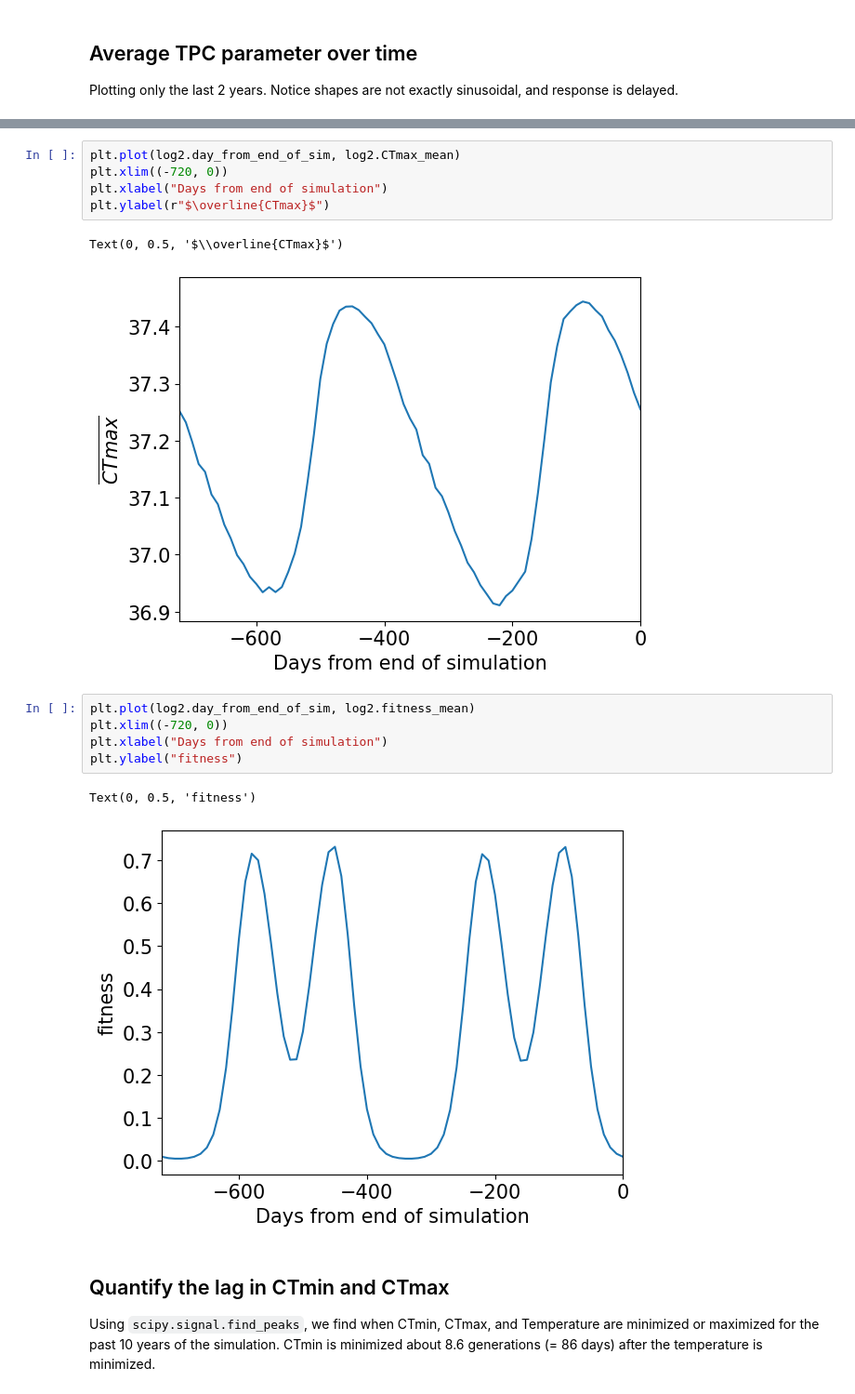
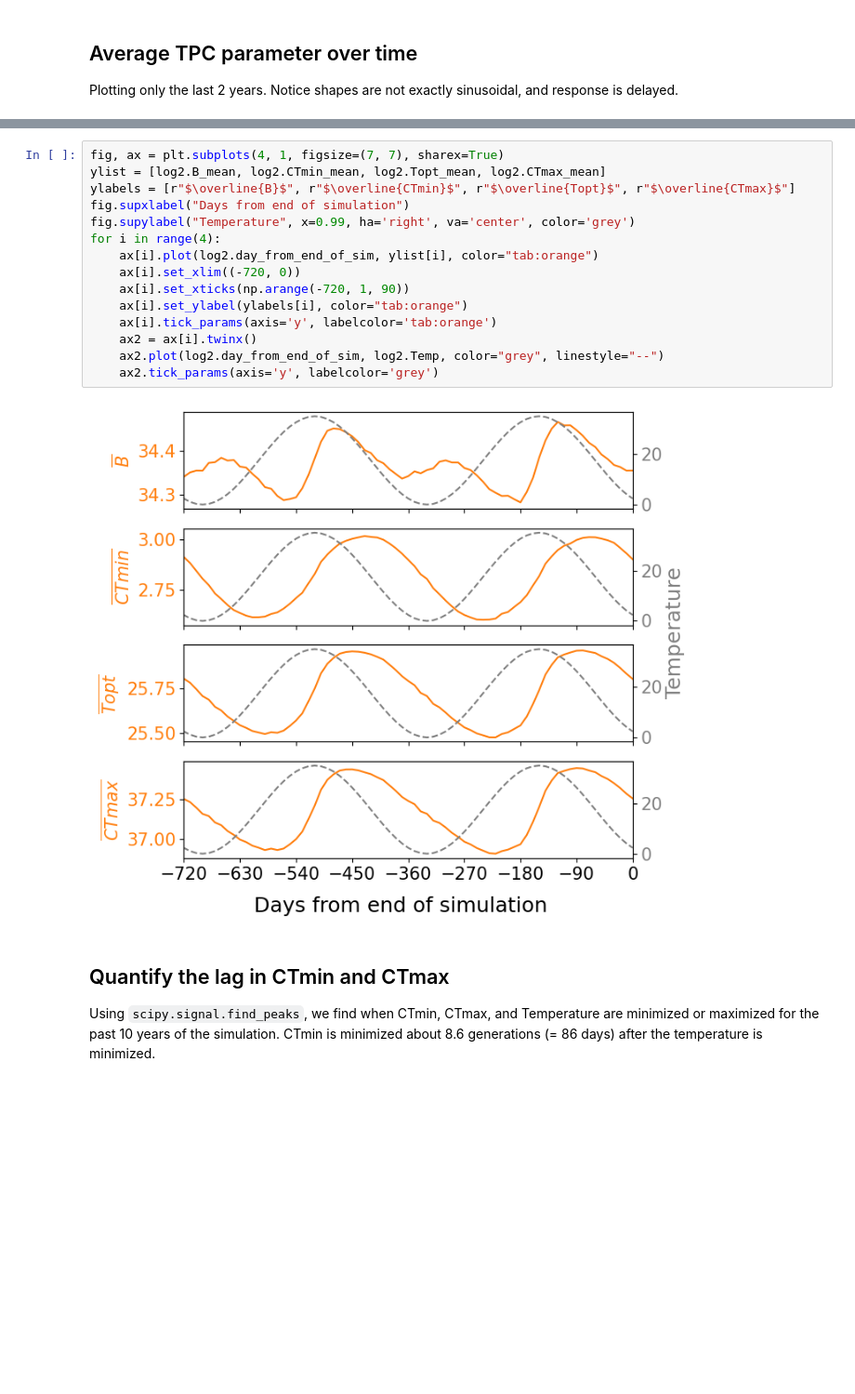
Before and after one commit to jiseonmin/TPC_evolution_SLiM, a Jupyter notebook: notebooks/sine.ipynb, the cells around one changed output, grey strips where cells are left out. Shown: that part at 93% size. Saved outputs shown, nothing was run; the diff lists cells and outputs as text; blank space fills up the shorter version.

Commit message:
stack tpc param plots, show Temp in background in each panel

```diff
--- a/notebooks/sine.ipynb
+++ b/notebooks/sine.ipynb
@@ -95,19 +67,20 @@ Text(0, 0.5, '$\\overline{Topt}$')
-# %%
-plt.plot(log2.day_from_end_of_sim, log2.CTmax_mean)
-plt.xlim((-720, 0))
-plt.xlabel("Days from end of simulation")
-plt.ylabel(r"$\overline{CTmax}$")
-# %% [output]
-Text(0, 0.5, '$\\overline{CTmax}$')
-[figure, removed]
-# %%
-plt.plot(log2.day_from_end_of_sim, log2.fitness_mean)
-plt.xlim((-720, 0))
-plt.xlabel("Days from end of simulation")
-plt.ylabel("fitness")
-# %% [output]
-Text(0, 0.5, 'fitness')
-[figure, removed]
+# %%
+fig, ax = plt.subplots(4, 1, figsize=(7, 7), sharex=True)
+ylist = [log2.B_mean, log2.CTmin_mean, log2.Topt_mean, log2.CTmax_mean]
+ylabels = [r"$\overline{B}$", r"$\overline{CTmin}$", r"$\overline{Topt}$", r"$\overline{CTmax}$"]
+fig.supxlabel("Days from end of simulation")
+fig.supylabel("Temperature", x=0.99, ha='right', va='center', color='grey')
+for i in range(4):
+    ax[i].plot(log2.day_from_end_of_sim, ylist[i], color="tab:orange")
+    ax[i].set_xlim((-720, 0))
+    ax[i].set_xticks(np.arange(-720, 1, 90))
+    ax[i].set_ylabel(ylabels[i], color="tab:orange")
+    ax[i].tick_params(axis='y', labelcolor='tab:orange')
+    ax2 = ax[i].twinx()
+    ax2.plot(log2.day_from_end_of_sim, log2.Temp, color="grey", linestyle="--")
+    ax2.tick_params(axis='y', labelcolor='grey')
+# %% [output]
+[figure, added]
 # %% [markdown]
 ## Quantify the lag in CTmin and CTmax
 Using `scipy.signal.find_peaks`, we find when CTmin, CTmax, and Temperature are minimized or maximized for the past 10 years of the simulation.
```
Also changed, not shown: parts of 5 cells of this notebook.
